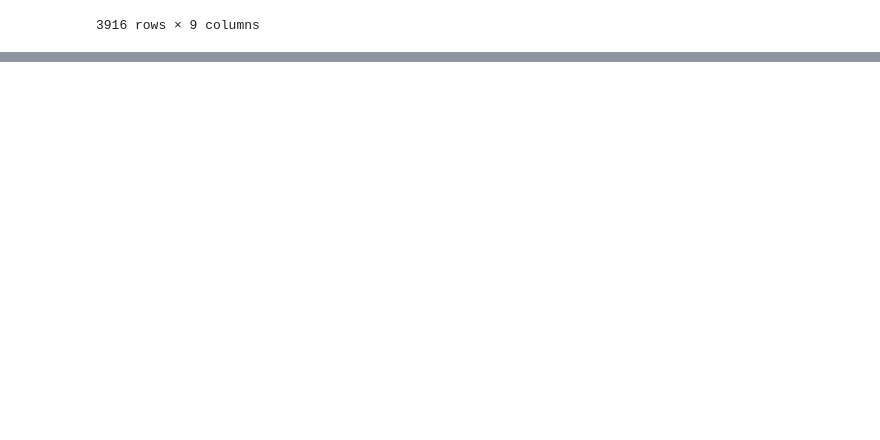
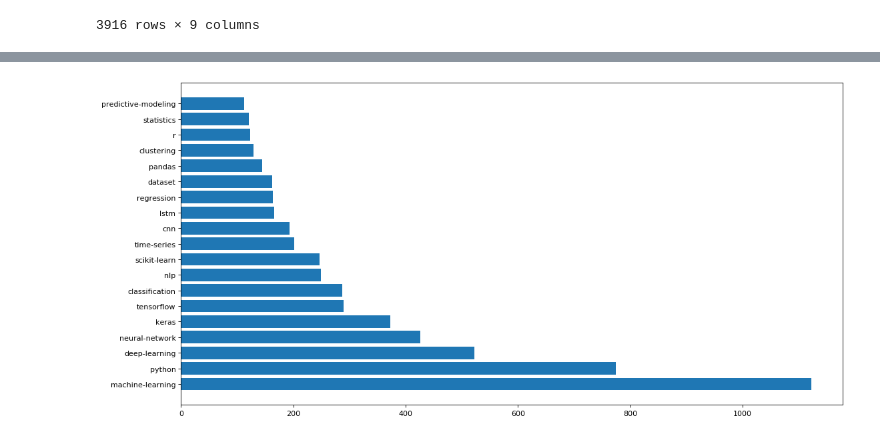
Before and after one commit to ndangalasinh/dataquest_popular_data_science_questions_guided_project-2020-, a Jupyter notebook: popular_data_science_questions_guided_project(2020).ipynb, the cells around one changed output, grey strips where cells are left out. Saved outputs shown, nothing was run; the diff lists cells and outputs as text; code cells hidden in the pictures; blank space fills up the shorter version.

```diff
--- a/popular_data_science_questions_guided_project(2020).ipynb
+++ b/popular_data_science_questions_guided_project(2020).ipynb
@@ -100,0 +110,6 @@ def tags_frequecy_checker(dataset):
+# %%
+start = time.time()
+tag_frequency = tags_frequecy_counter(questions_2020['Tags'])
+end = time.time()
+print(end-start)
+tag_frequency
@@ -100,0 +135,5 @@ def tags_frequecy_checker(dataset):
+# %%
+def sorting_dic(dic):
+    items = dic.items()
+    sorted_dic = sorted(items,key=lambda x : x[1], reverse = True)
+    return sorted_dic
@@ -100,0 +161,20 @@ def tags_frequecy_checker(dataset):
+# %%
+#create a new dic
+#iterate over a dic with values
+#for the keys with values eaqual to one then add them
+
+
+def clean_dic(dic):
+    under_100 = {}
+    over_100 = {}
+    for key in dic:
+        if dic[key] > 100:
+            over_100[key] = dic[key]
+        elif 20 < dic[key] < 100:
+            under_100[key] = dic[key]
+    return under_100,over_100
+# %%
+under_100_vews,over_100_views = clean_dic(tag_frequency)
+
+under_100_sorted = sorting_dic(under_100_vews)
+over_100_sorted = sorting_dic(over_100_views)
@@ -100,0 +188,7 @@ def tags_frequecy_checker(dataset):
+# %%
+x, y = zip(*over_100_sorted) # unpack a list of pairs into two tuples
+plt.figure(figsize=(16, 8), dpi=80)
+plt.barh(x,y)
+plt.show()
+# %% [output]
+[figure, added]
```
Also changed, not shown: parts of 8 cells of this notebook.
